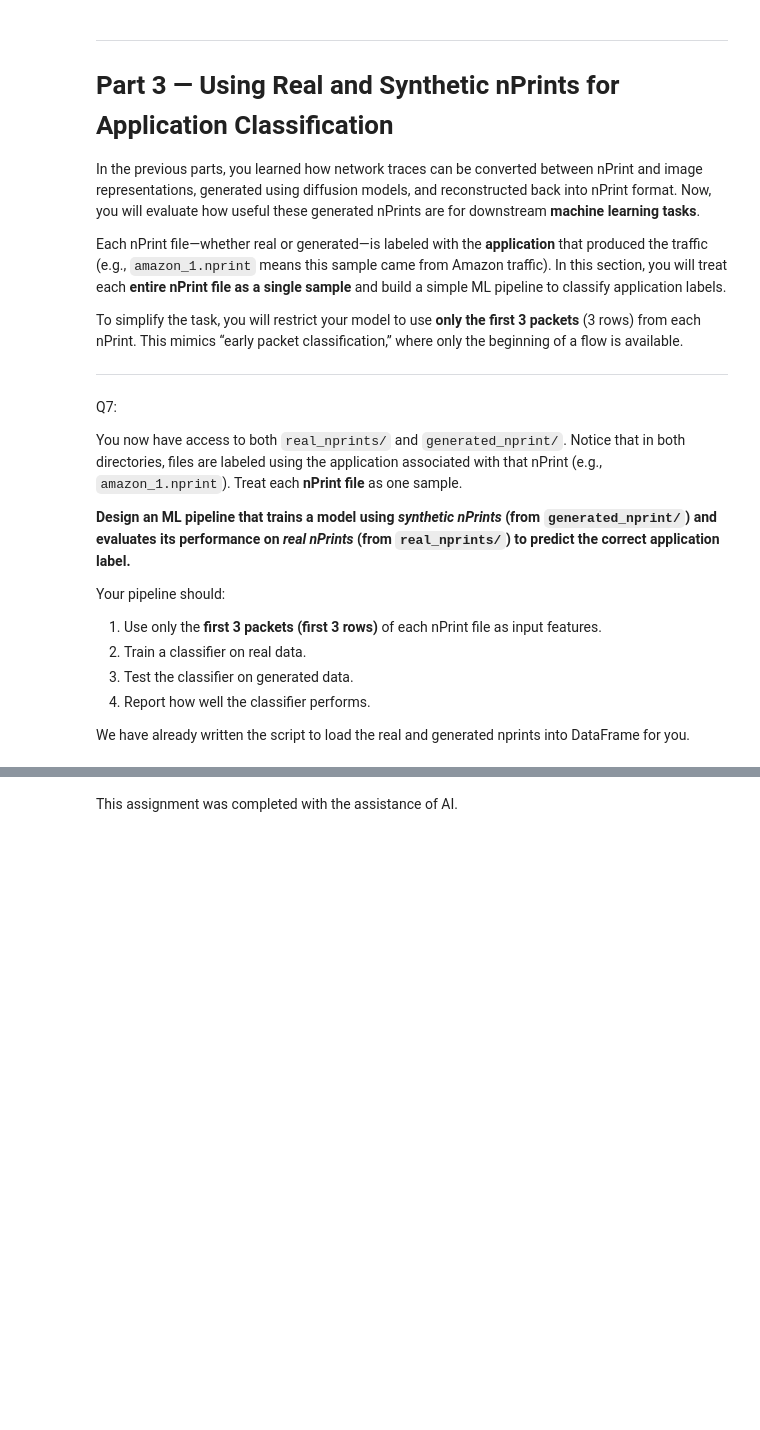
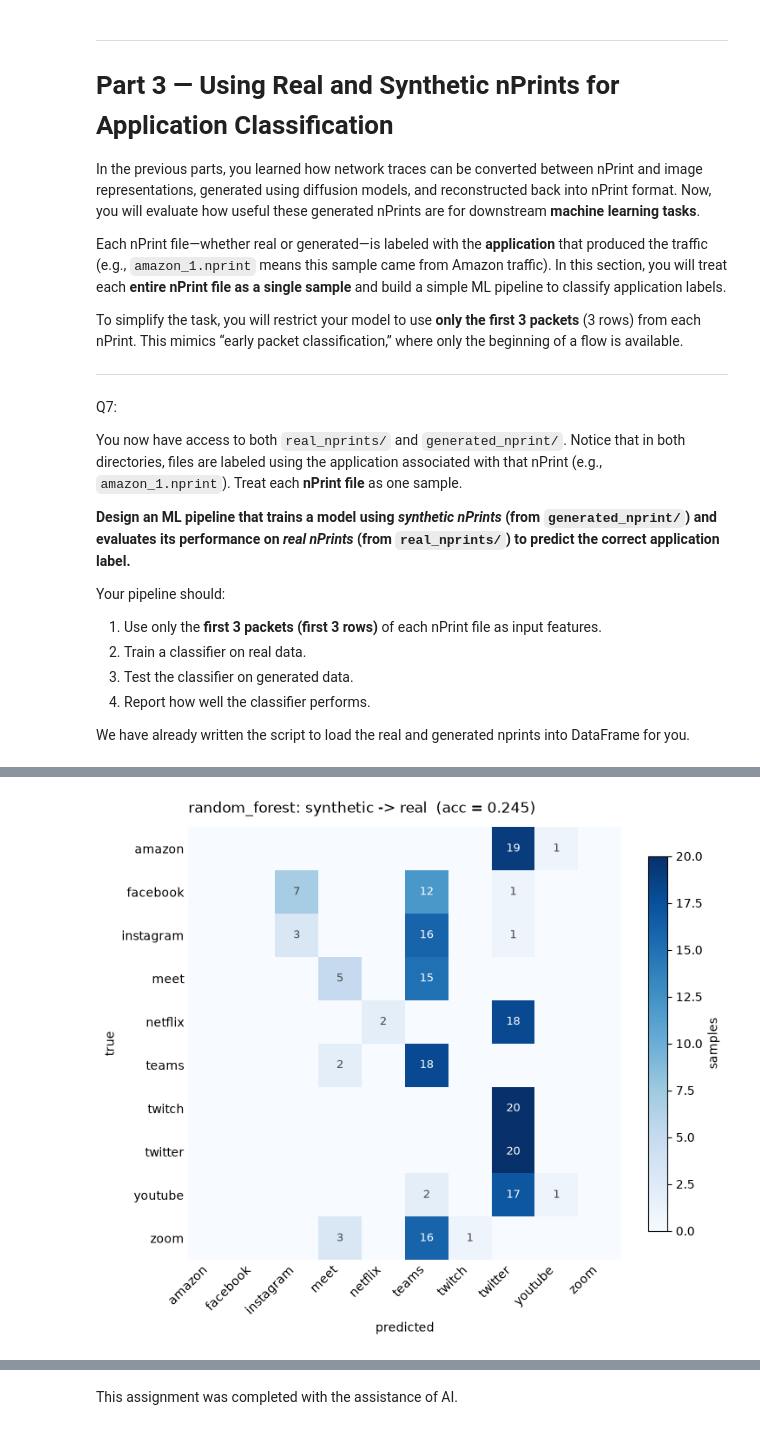
Before and after one commit to angelinatan319/ml-systems, a Jupyter notebook: docs/assignments/netdiffusion-main/NetDiffusion_Simple.ipynb, the cells around one changed output, grey strips where cells are left out. Drawn from its saved outputs; the diff is of its cells as text; code cells hidden in the pictures; blank space fills up the shorter version.

```diff
--- a/docs/assignments/netdiffusion-main/NetDiffusion_Simple.ipynb
+++ b/docs/assignments/netdiffusion-main/NetDiffusion_Simple.ipynb
@@ -39,0 +90,20 @@ Save the images into a folder called './nd_data/student_converted_images'
+# %%
+# Run the conversion. Finds every .nprint file in real_nprints,
+# passes each through the three functions above, and writes the result to
+# student_converted_images as a PNG named after the source file. Progress
+# prints every 20 traces.
+
+SRC = Path.home() / "Downloads/nd_data/real_nprints"
+DST = Path.home() / "Downloads/nd_data/student_converted_images"
+DST.mkdir(parents=True, exist_ok=True)
+
+files = sorted(SRC.glob("*.nprint"))
+print(f"{len(files)} traces found")
+
+for i, path in enumerate(files, 1):
+    img = to_image(fit_to_height(load_nprint(path)))
+    Image.fromarray(img, mode="L").save(DST / f"{path.stem}.png", optimize=True)
+    if i % 20 == 0:
+        print(f"  {i}/{len(files)}")
+
+print("done")
@@ -234,0 +588,74 @@ print(df_real.head())
+# %%
+# 4
+import numpy as np
+import pandas as pd
+import matplotlib.pyplot as plt
+from sklearn.dummy import DummyClassifier
+from sklearn.metrics import (accuracy_score, f1_score,
+                             classification_report, confusion_matrix)
+from sklearn.model_selection import StratifiedKFold, cross_val_score
+
+X_test, y_test = TEST_DF[FEATURES].to_numpy(dtype=np.int16), TEST_DF["label"].to_numpy()
+X_test = X_test[:, KEEP]          # same columns the models were trained on
+print(f"test: {X_test.shape[0]} samples x {X_test.shape[1]} features\n")
+
+preds = {name: m.predict(X_test) for name, m in models.items()}
+
+# --- 4a. summary table -------------------------------------------------
+cv = StratifiedKFold(n_splits=5, shuffle=True, random_state=0)
+chance = DummyClassifier(strategy="stratified", random_state=0).fit(X_train, y_train)
+
+rows = [{
+    "model":            "chance baseline",
+    "cross-domain acc": accuracy_score(y_test, chance.predict(X_test)),
+    "macro-F1":         f1_score(y_test, chance.predict(X_test), average="macro"),
+    "within-train CV":  np.nan,
+}]
+for name, m in models.items():
+    rows.append({
+        "model":            name,
+        "cross-domain acc": accuracy_score(y_test, preds[name]),
+        "macro-F1":         f1_score(y_test, preds[name], average="macro"),
+        "within-train CV":  cross_val_score(m, X_train, y_train, cv=cv,
+                                            scoring="accuracy").mean(),
+    })
+
+print(f"{DIRECTION}: {X_train.shape[0]} train -> {X_test.shape[0]} test, "
+      f"{X_train.shape[1]} features, 10 balanced classes (chance = 0.100)\n")
+print(pd.DataFrame(rows).set_index("model").round(3).to_string())
+
+# --- 4b. per-class breakdown ------------------------------------------
+best = max(preds, key=lambda k: accuracy_score(y_test, preds[k]))
+print(f"\n--- per-class report: {best} ---")
+print(classification_report(y_test, preds[best], zero_division=0))
+
+# --- 4c. confusion matrix ---------------------------------------------
+labels = sorted(set(y_test) | set(preds[best]))
+cm = confusion_matrix(y_test, preds[best], labels=labels)
+
+fig, ax = plt.subplots(figsize=(7.5, 6.5))
+im = ax.imshow(cm, cmap="Blues", vmin=0)          # one hue, light -> dark
+
+ax.set_xticks(range(len(labels)), labels, rotation=45, ha="right")
+ax.set_yticks(range(len(labels)), labels)
+ax.set_xlabel("predicted"); ax.set_ylabel("true")
+ax.set_title(f"{best}: {DIRECTION}  (acc = {accuracy_score(y_test, preds[best]):.3f})",
+             loc="left", pad=12)
+
+thresh = cm.max() / 2 if cm.max() else 1
+for i in range(len(labels)):
+    for j in range(len(labels)):
+        if cm[i, j]:                               # zeros are noise in a 10x10 grid
+            ax.text(j, i, cm[i, j], ha="center", va="center",
+                    color="white" if cm[i, j] > thresh else "#444", fontsize=9)
+
+for s in ("top", "right", "left", "bottom"):
+    ax.spines[s].set_visible(False)
+ax.tick_params(length=0)
+fig.colorbar(im, ax=ax, shrink=0.8, label="samples")
+fig.tight_layout()
+plt.show()
+
+print("\nconfusion matrix (rows = true, cols = predicted)")
+print(pd.DataFrame(cm, index=labels, columns=labels).to_string())
+# %% [output]
@@ -234,0 +680 @@ print(df_real.head())
+[figure, added]
```
Also changed, not shown: parts of 18 cells of this notebook.
